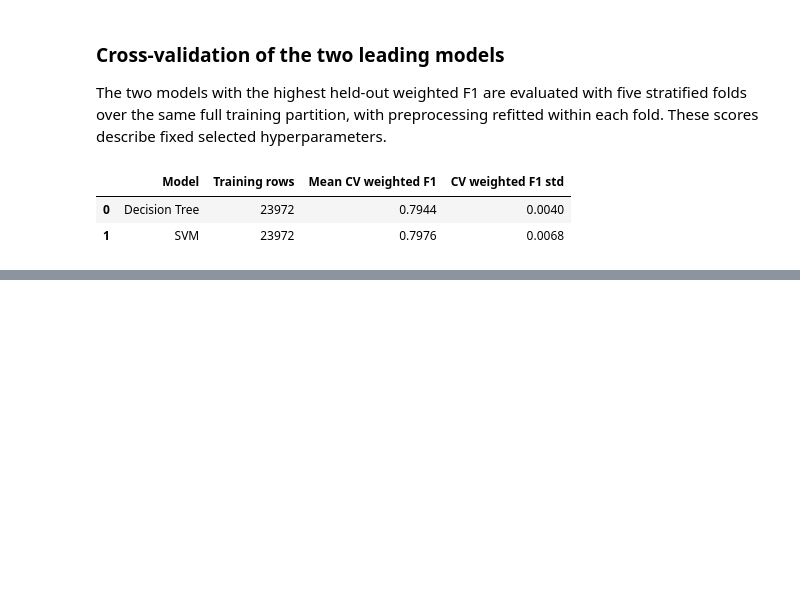
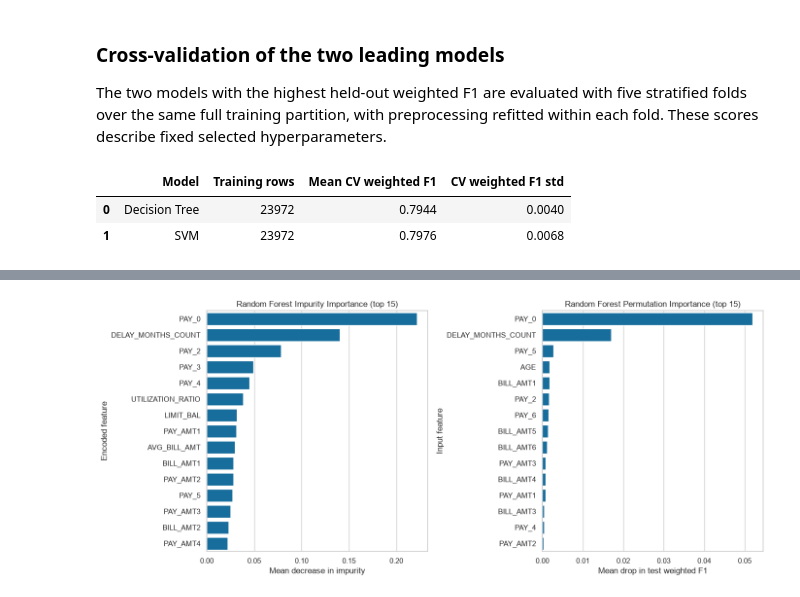
Before and after one commit to arhamgarg/ml-capstone, a Jupyter notebook: notebooks/classification.ipynb, the cells around one changed output, grey strips where cells are left out. Saved outputs shown, nothing was run; the diff lists cells and outputs as text; code cells hidden in the pictures; blank space fills up the shorter version.

Commit message:
feat(classification): add Random Forest with GridSearchCV and feature importance

```diff
--- a/notebooks/classification.ipynb
+++ b/notebooks/classification.ipynb
@@ -600,0 +648,21 @@ display(cv_results.round(4))
+# %%
+best_rf_pipeline = grid_results["Random Forest"].best_estimator_
+impurity_importance = pd.Series(
+    best_rf_pipeline.named_steps["model"].feature_importances_,
+    index=best_rf_pipeline.named_steps["preprocess"].get_feature_names_out(),
+).sort_values(ascending=False).head(15)
+
+permutation = permutation_importance(
+    best_rf_pipeline, X_test, y_test, scoring="f1_weighted",
+    n_repeats=5, random_state=RANDOM_STATE, n_jobs=-1,
+)
+permutation_mean = pd.Series(permutation.importances_mean, index=X_test.columns).sort_values(ascending=False).head(15)
+
+fig, axes = plt.subplots(1, 2, figsize=(14, 6))
+sns.barplot(x=impurity_importance.values, y=impurity_importance.index, color=sns.color_palette()[0], ax=axes[0])
+axes[0].set(title="Random Forest Impurity Importance (top 15)", xlabel="Mean decrease in impurity", ylabel="Encoded feature")
+sns.barplot(x=permutation_mean.values, y=permutation_mean.index, color=sns.color_palette()[0], ax=axes[1])
+axes[1].set(title="Random Forest Permutation Importance (top 15)", xlabel="Mean drop in test weighted F1", ylabel="Input feature")
+plt.tight_layout()
+# %% [output]
+[figure, added]
```
Also changed, not shown: parts of 6 cells of this notebook.
